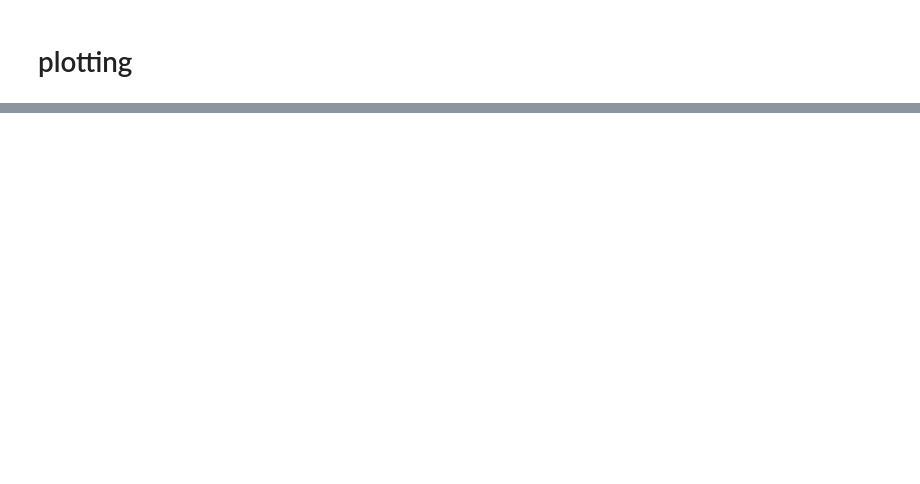
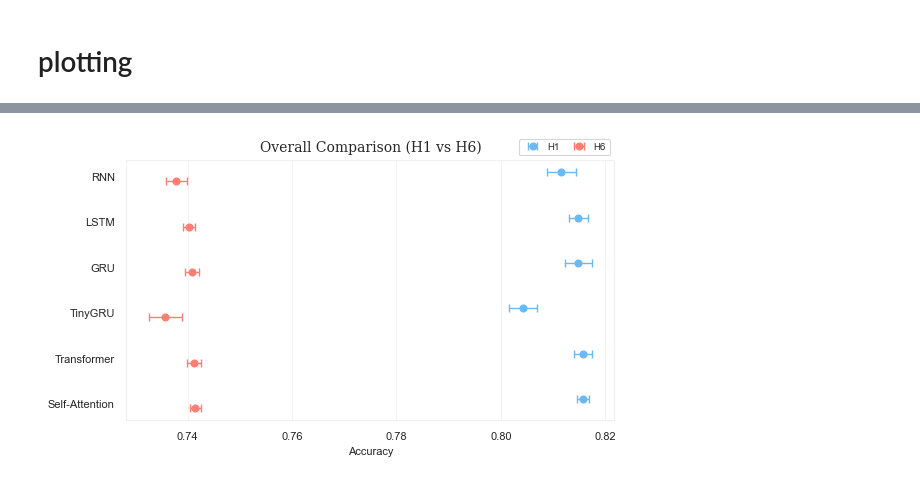
Before and after one commit to althealuo/Horizon, a Jupyter notebook: Horizon_all_models.ipynb, the cells around one changed output, grey strips where cells are left out. Cells and saved outputs as stored; diff of their text form; code cells hidden in the pictures; blank space fills up the shorter version.

```diff
--- a/Horizon_all_models.ipynb
+++ b/Horizon_all_models.ipynb
@@ -674,0 +209,4 @@ plt.show()
+# %%
+plot_error_bars(model_dict, title="Overall Comparison (H1 vs H6)")
+# %% [output]
+[figure, added]
```
Also changed, not shown: parts of 45 cells of this notebook, 16 other files.
